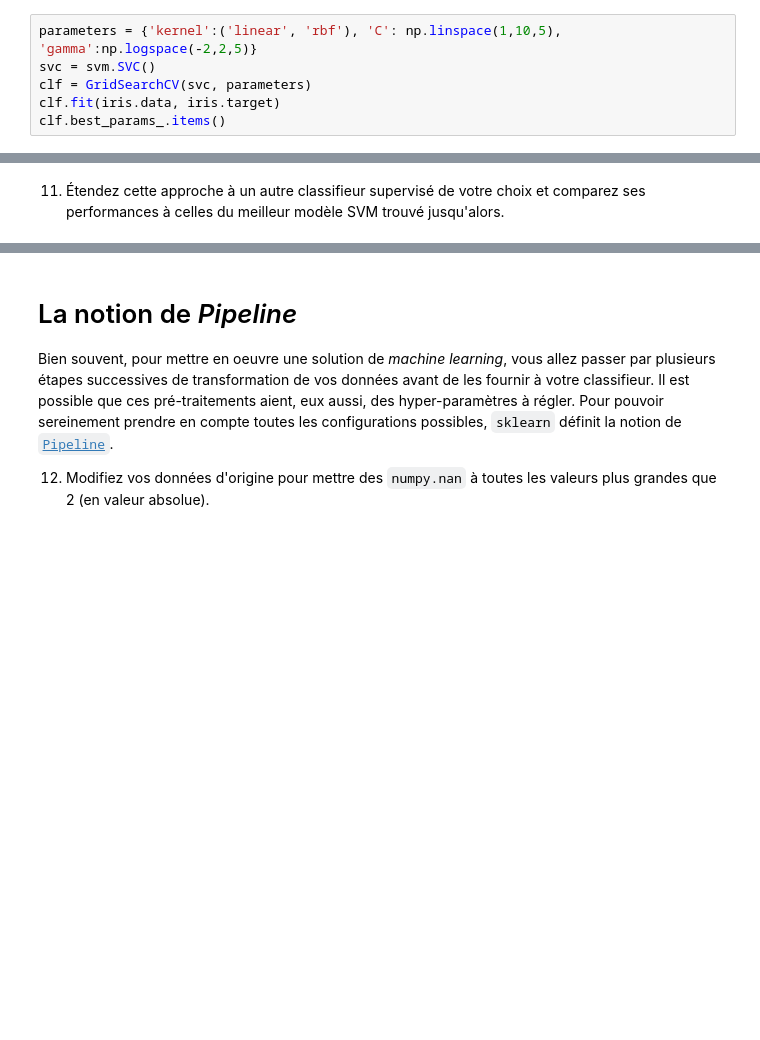
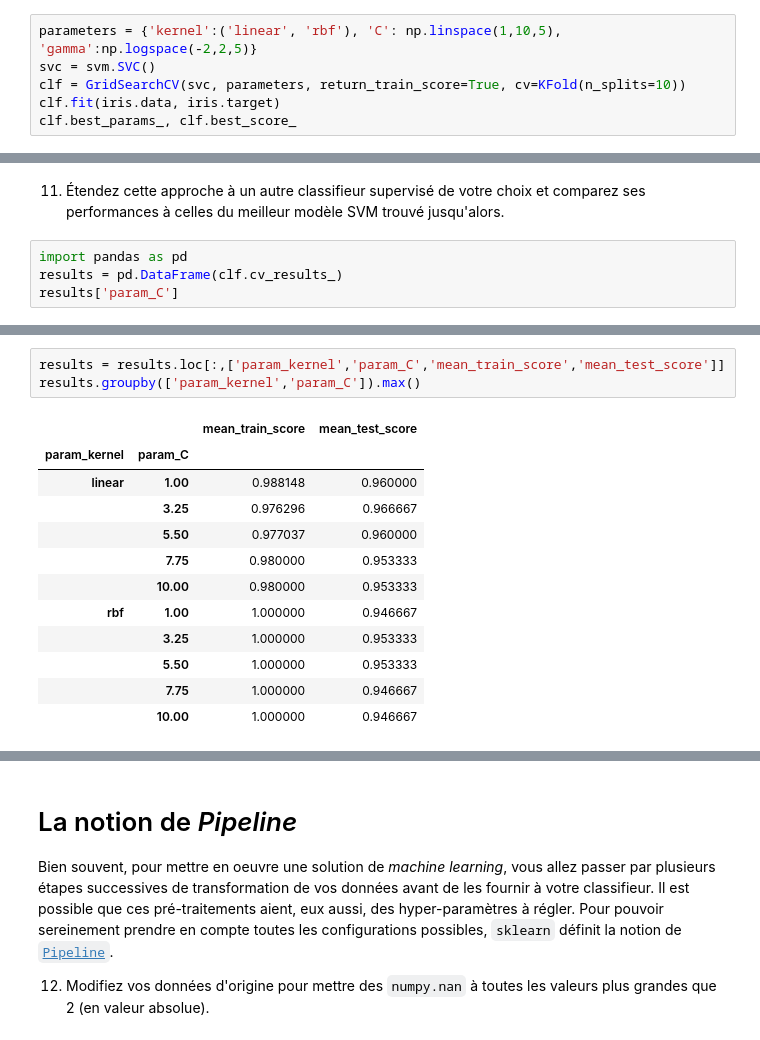
Before and after one commit to pnavaro/machine_learning, a Jupyter notebook: Model.Selection.ipynb, the cells around one changed output, grey strips where cells are left out. Saved outputs shown, nothing was run; the diff lists cells and outputs as text; blank space fills up the shorter version.

```diff
--- a/Model.Selection.ipynb
+++ b/Model.Selection.ipynb
@@ -212,7 +193,7 @@ Gaussien (pour les deux, on fera varier `C` entre 1 et 10, et pour le noyau Gaus
 # %%
 parameters = {'kernel':('linear', 'rbf'), 'C': np.linspace(1,10,5), 'gamma':np.logspace(-2,2,5)}
 svc = svm.SVC()
-clf = GridSearchCV(svc, parameters)
+clf = GridSearchCV(svc, parameters, return_train_score=True, cv=KFold(n_splits=10))
 clf.fit(iris.data, iris.target)
-clf.best_params_.items()
+clf.best_params_, clf.best_score_
 # %% [output]
@@ -220,3 +221,7 @@ dict_items([('C', 1.0), ('gamma', 0.01), ('kernel', 'linear')])
 # %% [markdown]
 11. Étendez cette approche à un autre classifieur supervisé de votre choix et
 comparez ses performances à celles du meilleur modèle SVM trouvé jusqu'alors.
+# %%
+import pandas as pd
+results = pd.DataFrame(clf.cv_results_)
+results['param_C']
@@ -222,0 +246,16 @@ comparez ses performances à celles du meilleur modèle SVM trouvé jusqu'alors.
+# %%
+results = results.loc[:,['param_kernel','param_C','mean_train_score','mean_test_score']]
+results.groupby(['param_kernel','param_C']).max()
+# %% [output]
+|  |  | mean_train_score | mean_test_score |
+| param_kernel | param_C |  |  |
+| linear | 1.00 | 0.988148 | 0.960000 |
+|  | 3.25 | 0.976296 | 0.966667 |
+|  | 5.50 | 0.977037 | 0.960000 |
+|  | 7.75 | 0.980000 | 0.953333 |
+|  | 10.00 | 0.980000 | 0.953333 |
+| rbf | 1.00 | 1.000000 | 0.946667 |
+|  | 3.25 | 1.000000 | 0.953333 |
+|  | 5.50 | 1.000000 | 0.953333 |
+|  | 7.75 | 1.000000 | 0.946667 |
+|  | 10.00 | 1.000000 | 0.946667 |
```
Also changed, not shown: parts of 10 cells of this notebook.
